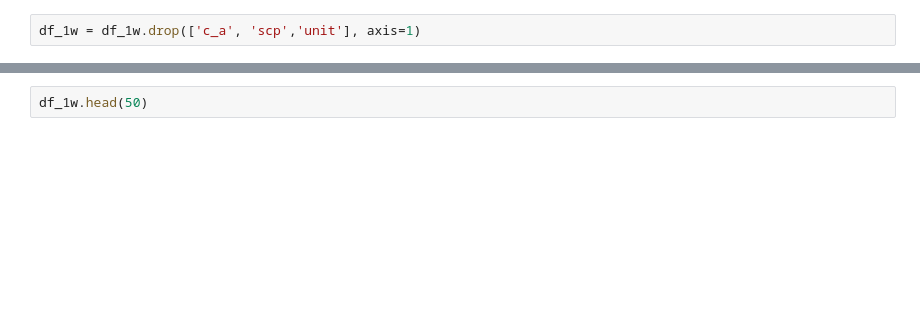
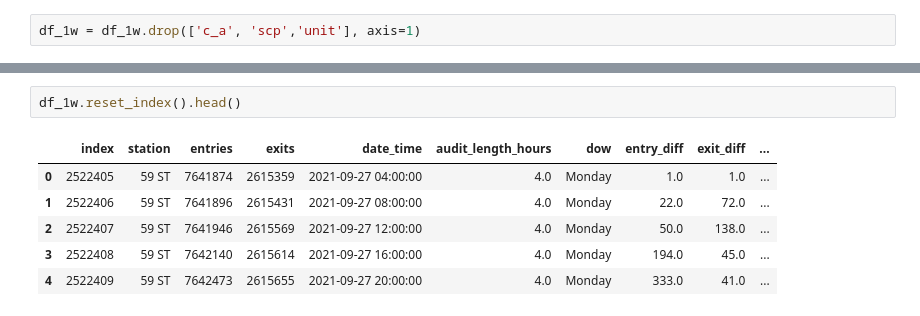
Before and after one commit to katurn1/EDA_Project, a Jupyter notebook: Project 1 week.ipynb, the cells around one changed output, grey strips where cells are left out. Cells and saved outputs as stored; diff of their text form; blank space fills up the shorter version.

```diff
--- a/Project 1 week.ipynb
+++ b/Project 1 week.ipynb
@@ -454,2 +523,9 @@ df_1w.dow.unique()
 # %%
-df_1w.head(50)
+df_1w.reset_index().head()
+# %% [output]
+|  | index | station | entries | exits | date_time | audit_length_hours | dow | entry_diff | exit_diff | ... |
+| 0 | 2522405 | 59 ST | 7641874 | 2615359 | 2021-09-27 04:00:00 | 4.0 | Monday | 1.0 | 1.0 | ... |
+| 1 | 2522406 | 59 ST | 7641896 | 2615431 | 2021-09-27 08:00:00 | 4.0 | Monday | 22.0 | 72.0 | ... |
+| 2 | 2522407 | 59 ST | 7641946 | 2615569 | 2021-09-27 12:00:00 | 4.0 | Monday | 50.0 | 138.0 | ... |
+| 3 | 2522408 | 59 ST | 7642140 | 2615614 | 2021-09-27 16:00:00 | 4.0 | Monday | 194.0 | 45.0 | ... |
+| 4 | 2522409 | 59 ST | 7642473 | 2615655 | 2021-09-27 20:00:00 | 4.0 | Monday | 333.0 | 41.0 | ... |
```
Also changed, not shown: parts of 27 cells of this notebook.
